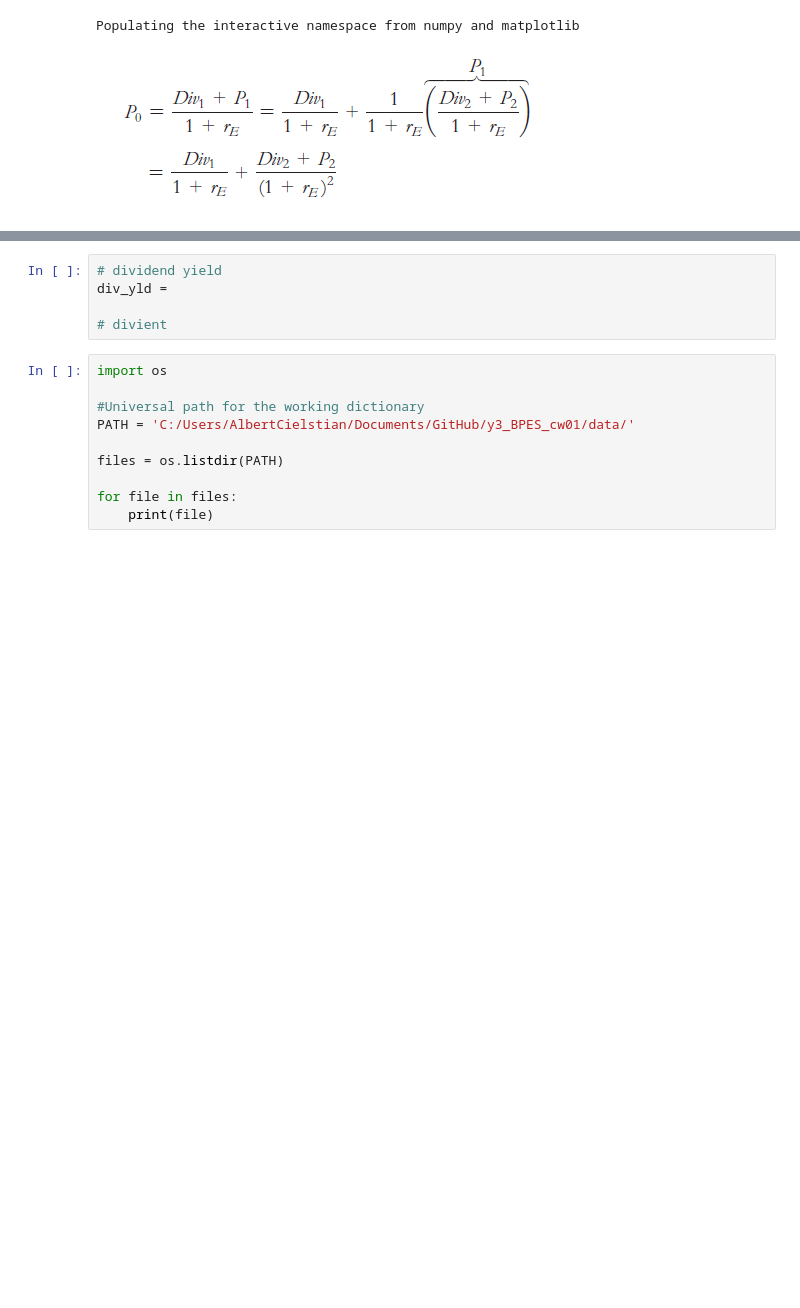
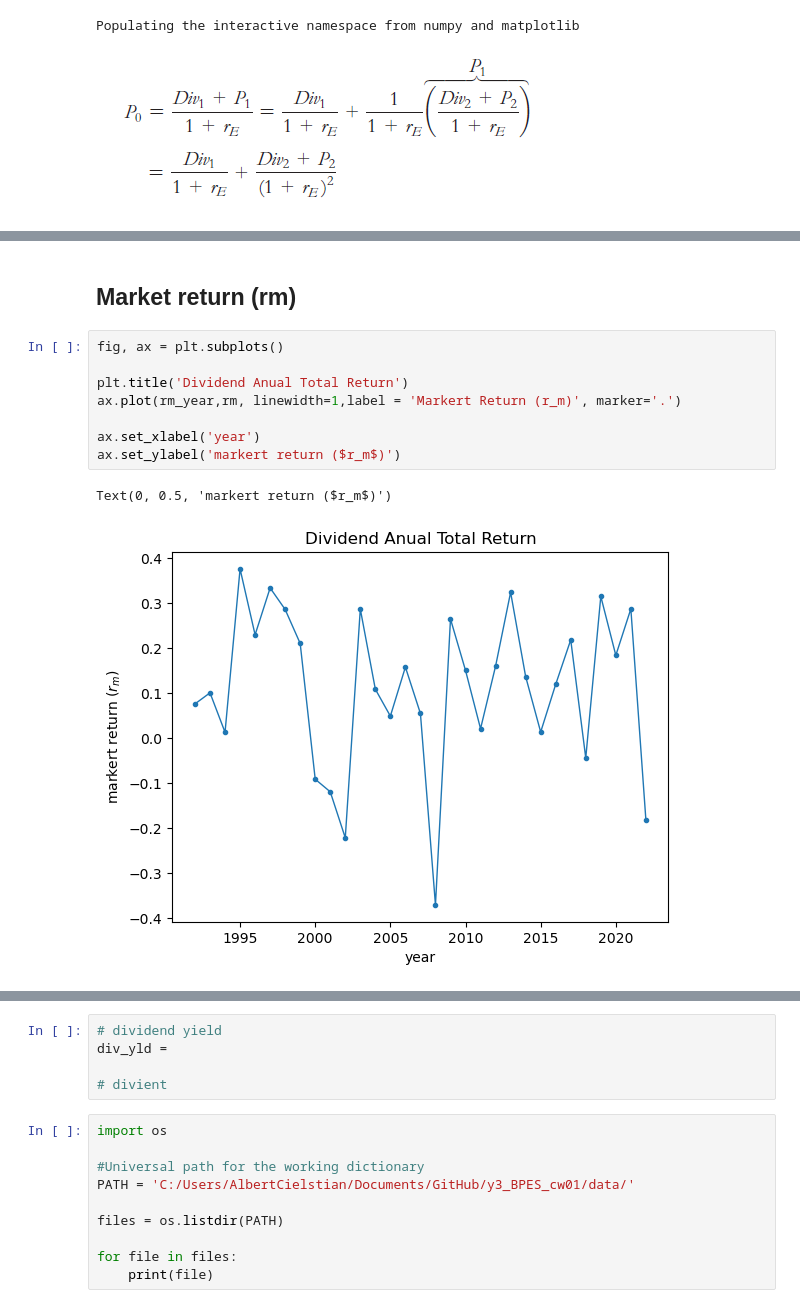
Before and after one commit to notmuchgeek/y3_BPES_cw01, a Jupyter notebook: cw01_main.ipynb, the cells around one changed output, grey strips where cells are left out. Cells and saved outputs as stored; diff of their text form; blank space fills up the shorter version.

```diff
--- a/cw01_main.ipynb
+++ b/cw01_main.ipynb
@@ -12,0 +65,13 @@ Populating the interactive namespace from numpy and matplotlib
+# %% [markdown]
+## Market return (rm)
+# %%
+fig, ax = plt.subplots()
+
+plt.title('Dividend Anual Total Return')
+ax.plot(rm_year,rm, linewidth=1,label = 'Markert Return (r_m)', marker='.')
+
+ax.set_xlabel('year')
+ax.set_ylabel('markert return ($r_m$)')
+# %% [output]
+Text(0, 0.5, 'markert return ($r_m$)')
+[figure, added]
```
Also changed, not shown: parts of 14 cells of this notebook, 13 other files.
